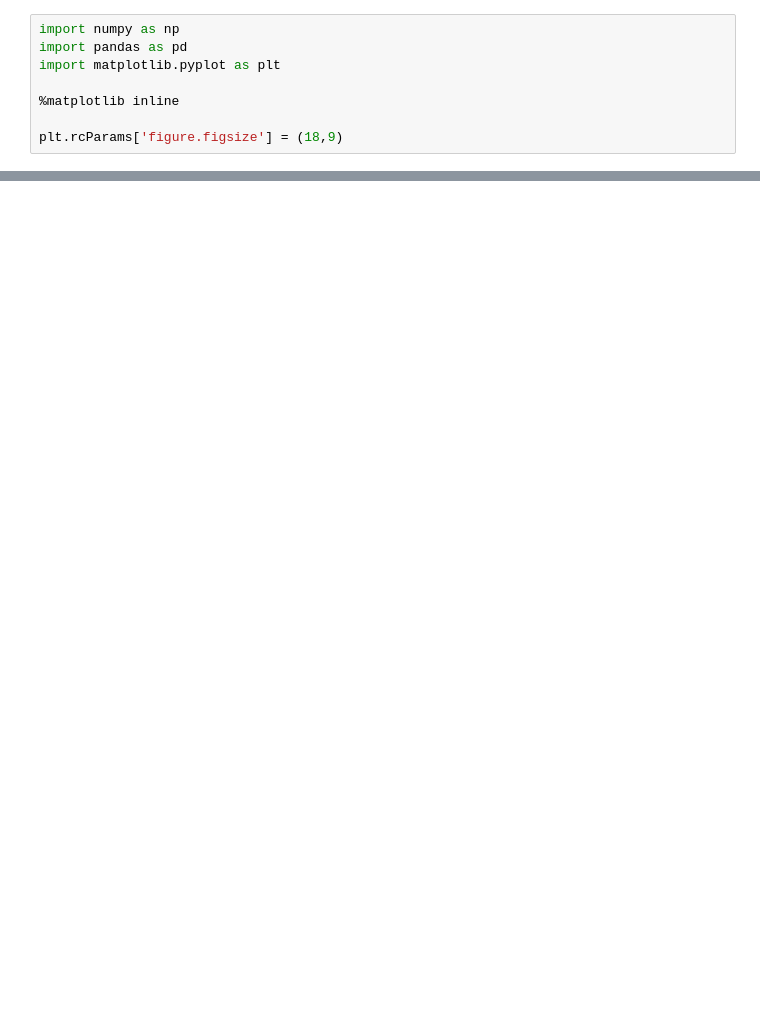
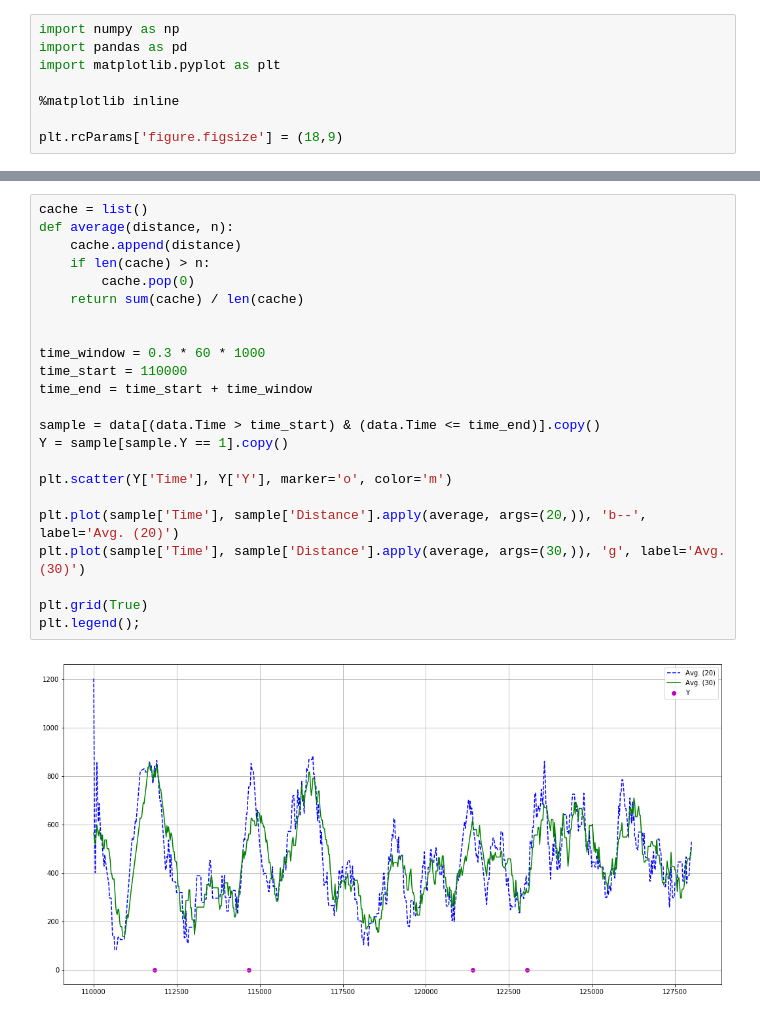
Before and after one commit to basask/traffic-data-analysis, a Jupyter notebook: notebooks/itapoa-momentum.ipynb, the cells around one changed output, grey strips where cells are left out. Saved outputs shown, nothing was run; the diff lists cells and outputs as text; blank space fills up the shorter version.

```diff
--- a/notebooks/itapoa-momentum.ipynb
+++ b/notebooks/itapoa-momentum.ipynb
@@ -38,0 +57,25 @@ plt.legend();
+# %%
+cache = list()
+def average(distance, n):
+    cache.append(distance)
+    if len(cache) > n:
+        cache.pop(0)
+    return sum(cache) / len(cache)
+
+
+time_window = 0.3 * 60 * 1000
+time_start = 110000
+time_end = time_start + time_window
+
+sample = data[(data.Time > time_start) & (data.Time <= time_end)].copy()
+Y = sample[sample.Y == 1].copy()
+
+plt.scatter(Y['Time'], Y['Y'], marker='o', color='m')
+
+plt.plot(sample['Time'], sample['Distance'].apply(average, args=(20,)), 'b--', label='Avg. (20)')
+plt.plot(sample['Time'], sample['Distance'].apply(average, args=(30,)), 'g', label='Avg. (30)')
+
+plt.grid(True)
+plt.legend();
+# %% [output]
+[figure, added]
```
Also changed, not shown: parts of 7 cells of this notebook.
